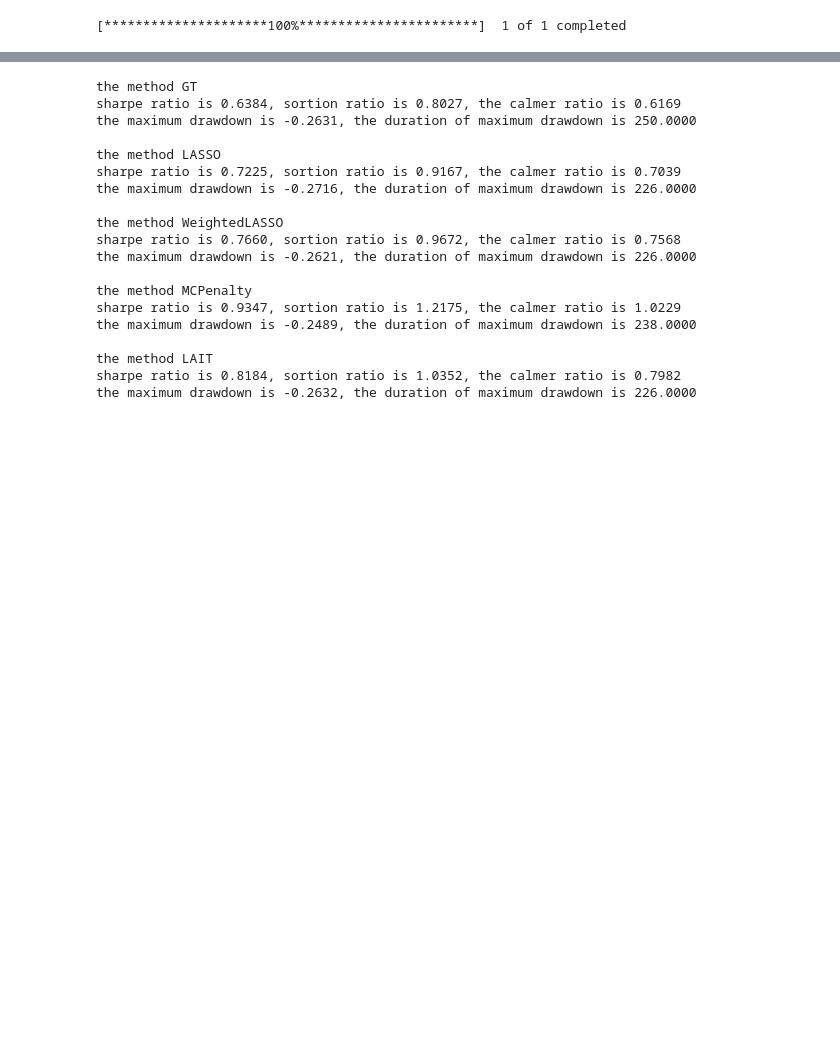
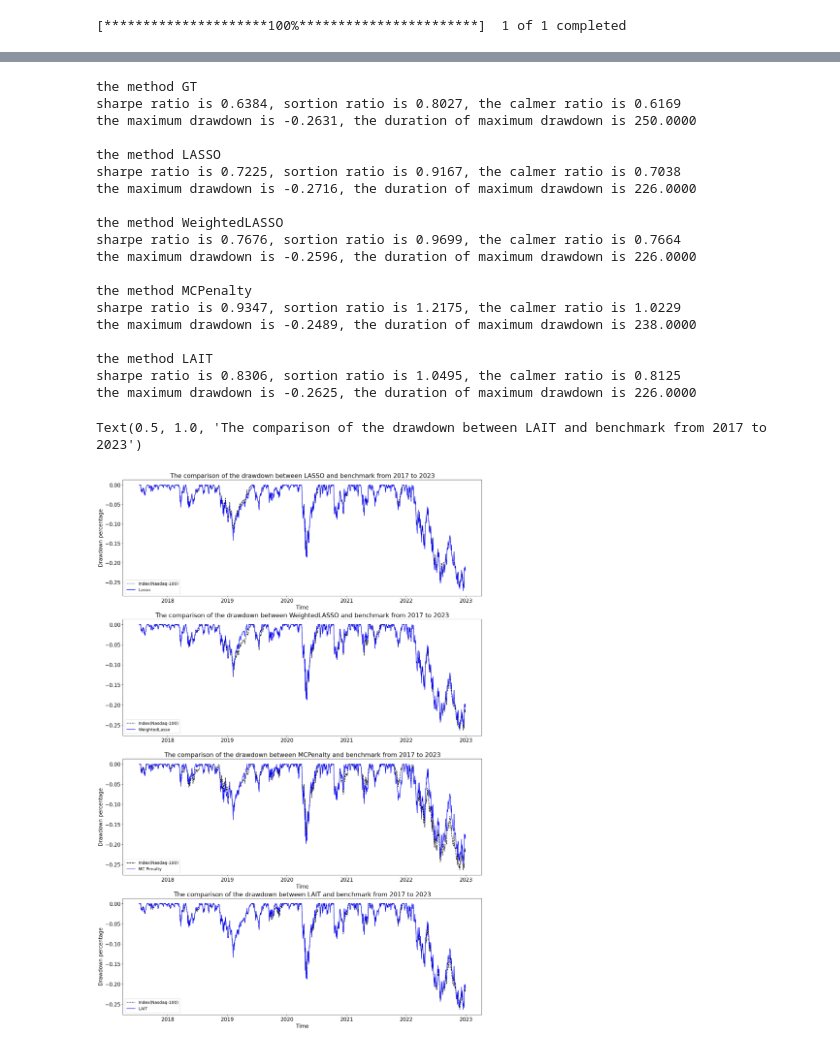
Before and after one commit to junxiao01/Sparse_Index_Tracking, a Jupyter notebook: Sparse_index_tracking_comparison.ipynb, the cells around one changed output, grey strips where cells are left out. Saved outputs shown, nothing was run; the diff lists cells and outputs as text; code cells hidden in the pictures; blank space fills up the shorter version.

```diff
--- a/Sparse_index_tracking_comparison.ipynb
+++ b/Sparse_index_tracking_comparison.ipynb
@@ -362,26 +371,66 @@ plt.legend(bbox_to_anchor=(1.00, 1.0), loc='upper left',fontsize=12)
 # %%
-comp_measures(y_gt/100, methods='GT')
-comp_measures(y_res_lasso/100, methods='LASSO')
-comp_measures(y_res_weightedlasso/100, methods="WeightedLASSO")
-comp_measures(y_res_MCPenalty/100, methods='MCPenalty')
-comp_measures(y_res_LAIT/100, methods='LAIT')
+gt_results = comp_measures(y_gt/100, methods='GT')
+lasso_results = comp_measures(y_res_lasso/100, methods='LASSO')
+weight_results = comp_measures(y_res_weightedlasso/100, methods="WeightedLASSO")
+MC_results = comp_measures(y_res_MCPenalty/100, methods='MCPenalty')
+LAIT_results = comp_measures(y_res_LAIT/100, methods='LAIT')
 # %% [output]
 the method GT
 sharpe ratio is 0.6384, sortion ratio is 0.8027, the calmer ratio is 0.6169
 the maximum drawdown is -0.2631, the duration of maximum drawdown is 250.0000
 
 the method LASSO
-sharpe ratio is 0.7225, sortion ratio is 0.9167, the calmer ratio is 0.7039
+sharpe ratio is 0.7225, sortion ratio is 0.9167, the calmer ratio is 0.7038
 the maximum drawdown is -0.2716, the duration of maximum drawdown is 226.0000
 
 the method WeightedLASSO
-sharpe ratio is 0.7660, sortion ratio is 0.9672, the calmer ratio is 0.7568
-the maximum drawdown is -0.2621, the duration of maximum drawdown is 226.0000
+sharpe ratio is 0.7676, sortion ratio is 0.9699, the calmer ratio is 0.7664
+the maximum drawdown is -0.2596, the duration of maximum drawdown is 226.0000
 
 the method MCPenalty
 sharpe ratio is 0.9347, sortion ratio is 1.2175, the calmer ratio is 1.0229
 the maximum drawdown is -0.2489, the duration of maximum drawdown is 238.0000
 
 the method LAIT
-sharpe ratio is 0.8184, sortion ratio is 1.0352, the calmer ratio is 0.7982
-the maximum drawdown is -0.2632, the duration of maximum drawdown is 226.0000
+sharpe ratio is 0.8306, sortion ratio is 1.0495, the calmer ratio is 0.8125
+the maximum drawdown is -0.2625, the duration of maximum drawdown is 226.0000
+# %%
+gt_drawdown = gt_results["drawdown"][0]
+lasso_drawdown = lasso_results["drawdown"][0]
+weight_drawdown = weight_results["drawdown"][0]
+mc_drawdown = MC_results["drawdown"][0]
+lait_drawdown = LAIT_results["drawdown"][0]
+# %%
+plt.figure(figsize=(20, 30))
+plt.subplot(4, 1, 1)
+plt.plot(indx, gt_drawdown, '--', color='black', label='Index(Nasdaq-100)')
+plt.plot(indx, lasso_drawdown, '-', color='blue', label='Lasso')
+plt.legend(fontsize=13, loc=3)
+plt.xlabel('Time')
+plt.ylabel("Drawdown percentage")
+plt.title("The comparison of the drawdown between LASSO and benchmark from 2017 to 2023")
+
+plt.subplot(4, 1, 2)
+plt.plot(indx, gt_drawdown, '--', color='black', label='Index(Nasdaq-100)')
+plt.plot(indx, weight_drawdown, '-', color='blue', label='WeightedLasso')
+plt.legend(fontsize=13, loc=3)
+plt.title("The comparison of the drawdown between WeightedLASSO and benchmark from 2017 to 2023")
+
+plt.subplot(4, 1, 3)
+plt.plot(indx, gt_drawdown, '--', color='black', label='Index(Nasdaq-100)')
+plt.plot(indx, mc_drawdown, '-', color='blue', label='MC Penalty')
+plt.legend(fontsize=13, loc=3)
+plt.xlabel('Time')
+plt.ylabel("Drawdown percentage")
+plt.title("The comparison of the drawdown between MCPenalty and benchmark from 2017 to 2023")
+
+plt.subplot(4, 1, 4)
+plt.plot(indx, gt_drawdown, '--', color='black', label='Index(Nasdaq-100)')
+plt.plot(indx, lait_drawdown, '-', color='blue', label='LAIT')
+plt.legend(fontsize=13, loc=3)
+plt.xlabel('Time')
+plt.ylabel("Drawdown percentage")
+plt.title("The comparison of the drawdown between LAIT and benchmark from 2017 to 2023")
+# %% [output]
+Text(0.5, 1.0, 'The comparison of the drawdown between LAIT and benchmark from 2017 to 2023')
+[figure, added]
```
Also changed, not shown: parts of 2 cells of this notebook, 2 other files.
